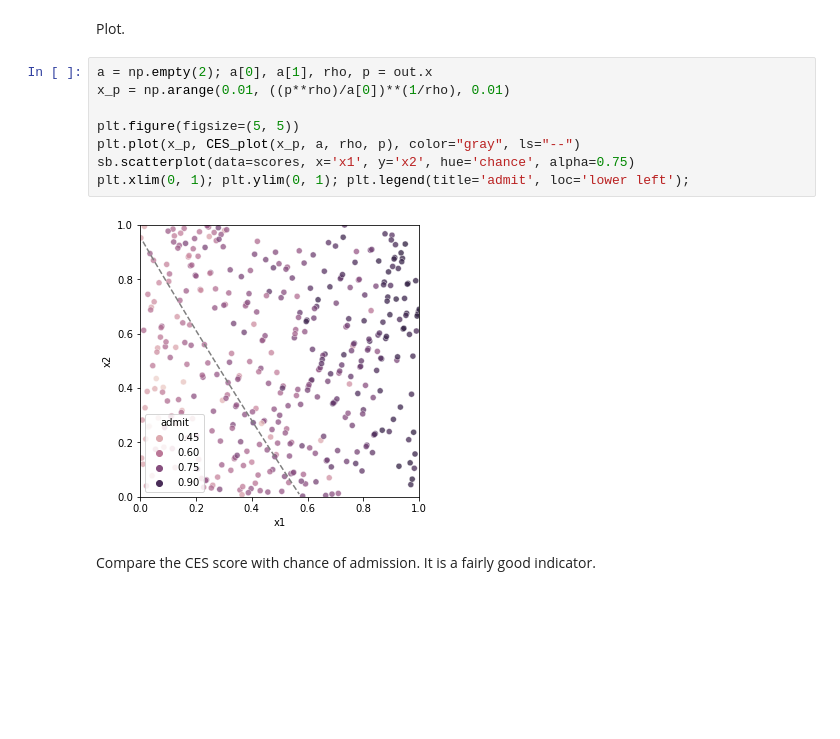
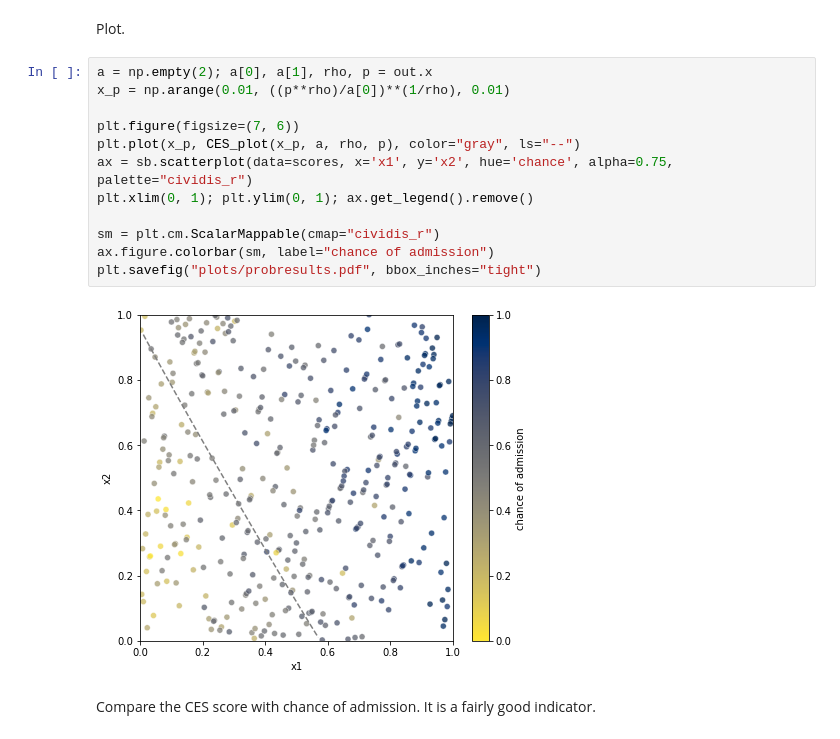
Before and after one commit to maxkapur/SchoolAssessFnRevOpt, a Jupyter notebook: _ReverseOptimizationSchoolAssessment.ipynb, the cells around one changed output. Saved outputs shown, nothing was run; the diff lists cells and outputs as text; blank space fills up the shorter version.

Commit message:
plots

```diff
--- a/_ReverseOptimizationSchoolAssessment.ipynb
+++ b/_ReverseOptimizationSchoolAssessment.ipynb
@@ -263,13 +264,17 @@ Plot.
 # %%
 a = np.empty(2); a[0], a[1], rho, p = out.x
 x_p = np.arange(0.01, ((p**rho)/a[0])**(1/rho), 0.01)
 
-plt.figure(figsize=(5, 5))
+plt.figure(figsize=(7, 6))
 plt.plot(x_p, CES_plot(x_p, a, rho, p), color="gray", ls="--")
-sb.scatterplot(data=scores, x='x1', y='x2', hue='chance', alpha=0.75)
-plt.xlim(0, 1); plt.ylim(0, 1); plt.legend(title='admit', loc='lower left');
+ax = sb.scatterplot(data=scores, x='x1', y='x2', hue='chance', alpha=0.75, palette="cividis_r")
+plt.xlim(0, 1); plt.ylim(0, 1); ax.get_legend().remove()
+
+sm = plt.cm.ScalarMappable(cmap="cividis_r")
+ax.figure.colorbar(sm, label="chance of admission")
+plt.savefig("plots/probresults.pdf", bbox_inches="tight")
 # %% [output]
-[figure, old version]
+[figure, new version]
 # %% [markdown]
 Compare the CES score with chance of admission. It is a fairly good indicator.
 # %%
```
Also changed, not shown: parts of 2 cells of this notebook.
